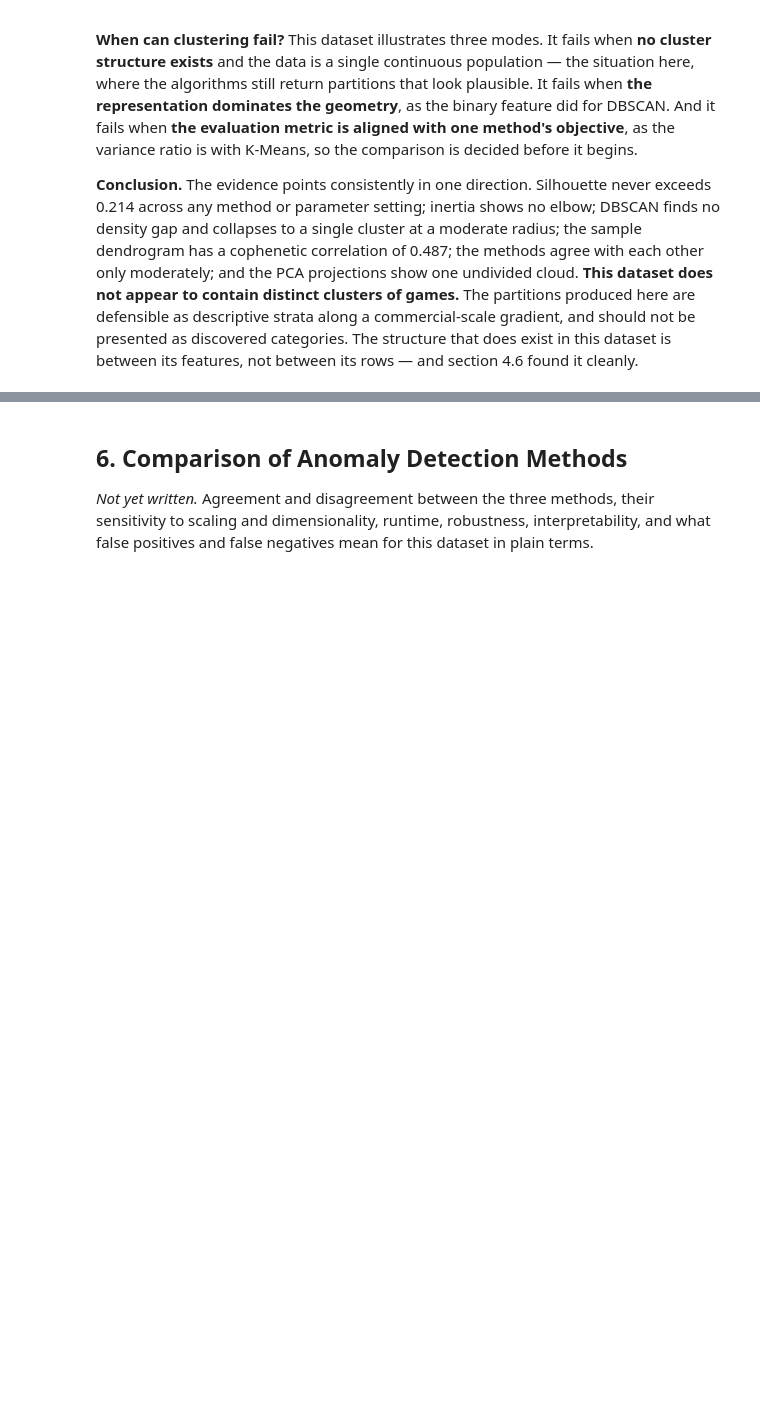
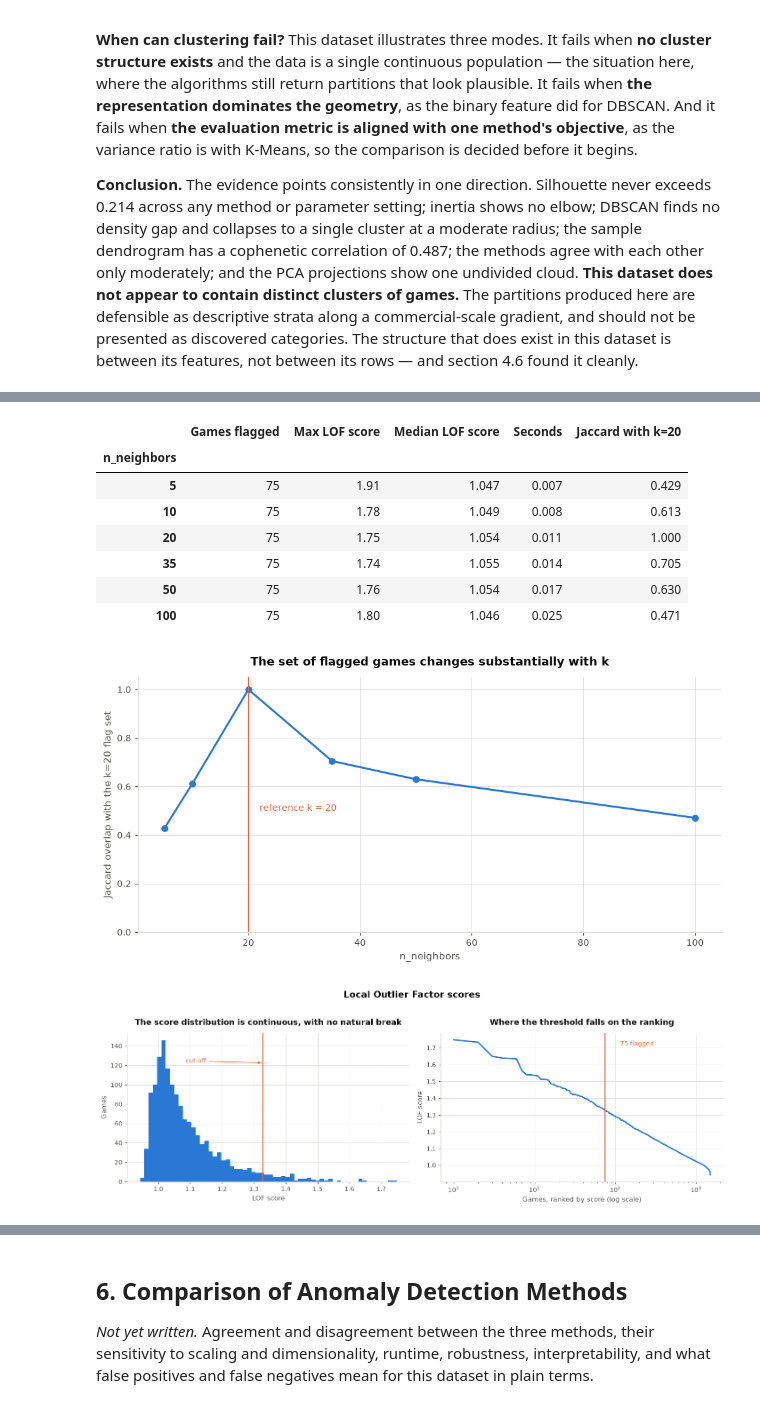
Before and after one commit to shonmazon/Data_Science, a Jupyter notebook: assignment3-unsupervised/notebooks/steam_unsupervised.ipynb, the cells around one changed output, grey strips where cells are left out. Cells and saved outputs as stored; diff of their text form; code cells hidden in the pictures; blank space fills up the shorter version.

```diff
--- a/assignment3-unsupervised/notebooks/steam_unsupervised.ipynb
+++ b/assignment3-unsupervised/notebooks/steam_unsupervised.ipynb
@@ -1756,0 +1986,19 @@ features, not between its rows — and section 4.6 found it cleanly.
+# %%
+lof_table, _ = lof_sweep(scaled_matrix)
+display(lof_table)
+display(plot_lof_sensitivity(lof_table, LOF_NEIGHBOURS))
+
+lof_score, lof_flags = lof_scores(scaled_matrix)
+display(plot_score_distribution(lof_score, lof_flags.to_numpy(),
+                                "Local Outlier Factor scores", "LOF score"))
+# %% [output]
+|  | Games flagged | Max LOF score | Median LOF score | Seconds | Jaccard with k=20 |
+| n_neighbors |  |  |  |  |  |
+| 5 | 75 | 1.91 | 1.047 | 0.007 | 0.429 |
+| 10 | 75 | 1.78 | 1.049 | 0.008 | 0.613 |
+| 20 | 75 | 1.75 | 1.054 | 0.011 | 1.000 |
+| 35 | 75 | 1.74 | 1.055 | 0.014 | 0.705 |
+| 50 | 75 | 1.76 | 1.054 | 0.017 | 0.630 |
+| 100 | 75 | 1.80 | 1.046 | 0.025 | 0.471 |
+[figure, added]
+[figure, added]
```
Also changed, not shown: parts of 12 cells of this notebook, 2 other files.
